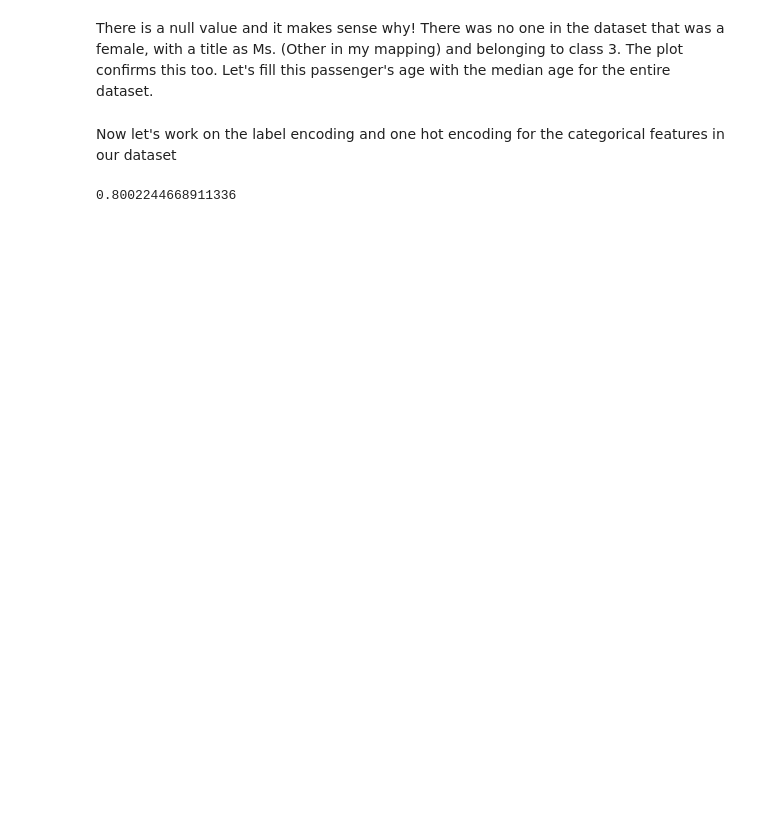
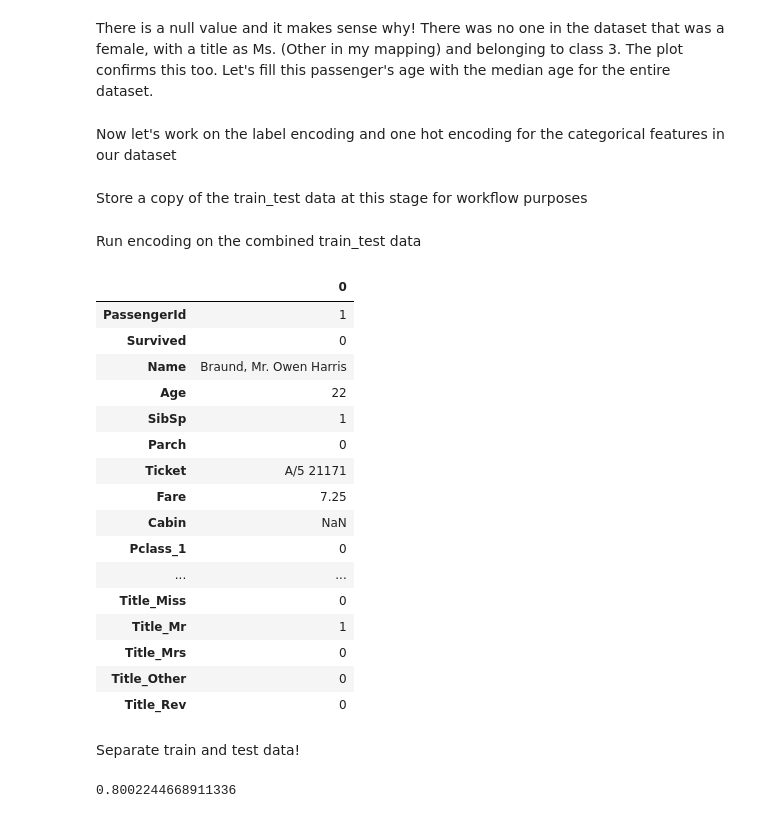
Before and after one commit to sarthakbatragatech/100-Days-of-ML, a Jupyter notebook: Logistic-Regression/Titanic-EDA-and-LogisticRegression.ipynb, the cells around one changed output. Saved outputs shown, nothing was run; the diff lists cells and outputs as text; code cells hidden in the pictures; blank space fills up the shorter version.

Commit message:
Data cleaning complete

```diff
--- a/Logistic-Regression/Titanic-EDA-and-LogisticRegression.ipynb
+++ b/Logistic-Regression/Titanic-EDA-and-LogisticRegression.ipynb
@@ -391,3 +391,5 @@ def encode(data, labels):
         data = data.join(pd.get_dummies(data[label], prefix = label))
         data.drop(label, axis=1, inplace=True)
     return data
+# %% [markdown]
+Store a copy of the train_test data at this stage for workflow purposes
@@ -393,0 +398,25 @@ def encode(data, labels):
+# %% [markdown]
+Run encoding on the combined train_test data
+# %%
+train_test = encode(train_test, ['Pclass', 'Sex', 'Embarked', 'Title'])
+train_test.head(1).T
+# %% [output]
+|  | 0 |
+| PassengerId | 1 |
+| Survived | 0 |
+| Name | Braund, Mr. Owen Harris |
+| Age | 22 |
+| SibSp | 1 |
+| Parch | 0 |
+| Ticket | A/5 21171 |
+| Fare | 7.25 |
+| Cabin | NaN |
+| Pclass_1 | 0 |
+| ... | ... |
+| Title_Miss | 0 |
+| Title_Mr | 1 |
+| Title_Mrs | 0 |
+| Title_Other | 0 |
+| Title_Rev | 0 |
+# %% [markdown]
+Separate train and test data!
```
Also changed, not shown: parts of 2 cells of this notebook.
